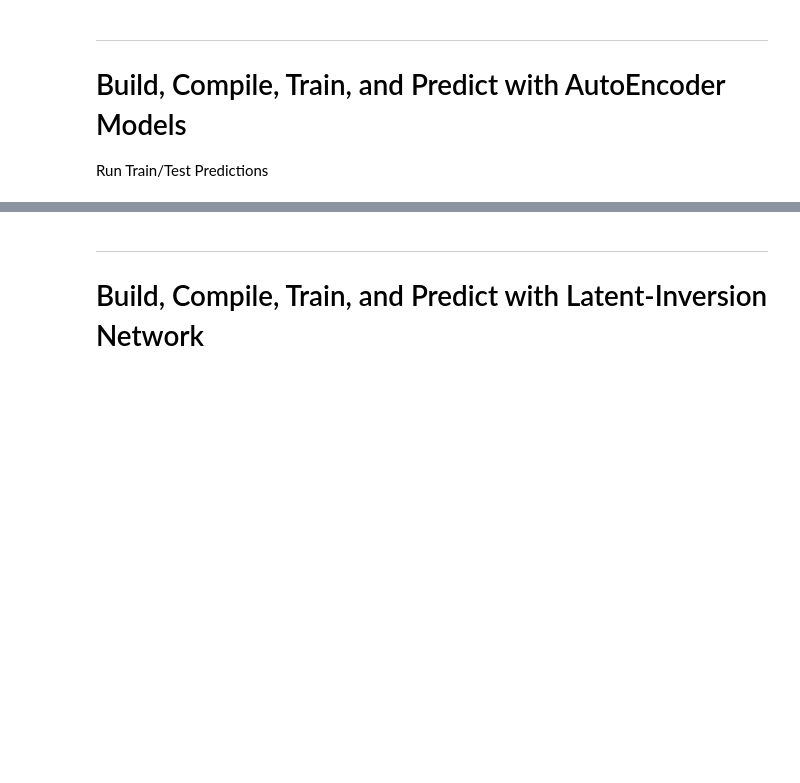
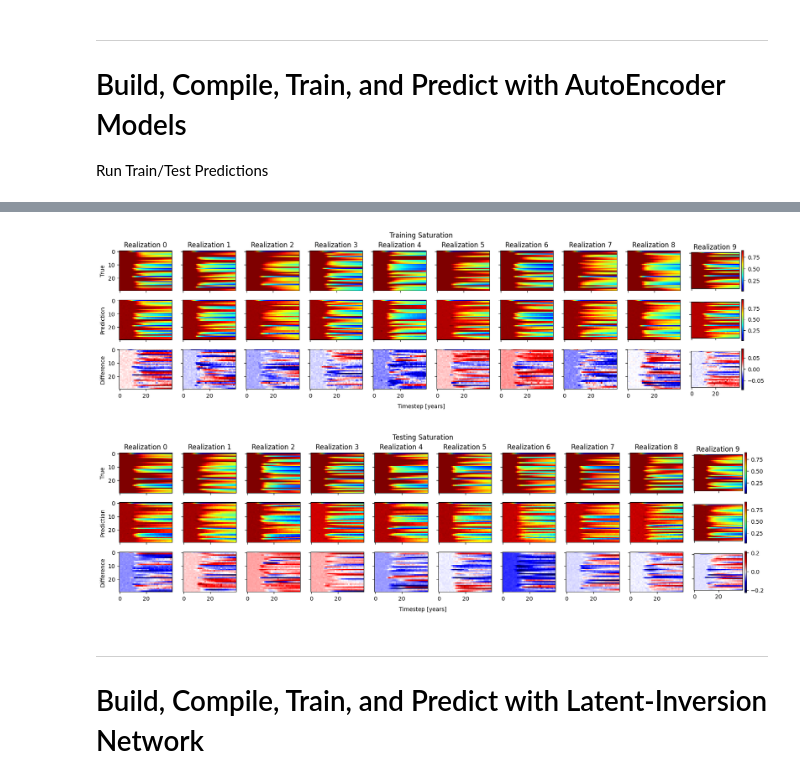
Before and after one commit to misaelmmorales/Latent-Geo-Modeling, a Jupyter notebook: Latent-Geo-Inversion-3D.ipynb, the cells around one changed output, grey strips where cells are left out. Drawn from its saved outputs; the diff is of its cells as text; code cells hidden in the pictures; blank space fills up the shorter version.

```diff
--- a/Latent-Geo-Inversion-3D.ipynb
+++ b/Latent-Geo-Inversion-3D.ipynb
@@ -86,4 +105,5 @@ plot_static_results(y_test, y_test_pred, multiplier=10, channel_select=0, cmaps=
 # %%
 X_train_pred, X_test_pred = make_ae_prediction(X_train, X_test, dynamic_ae)
-plot_dynamic_results(X_train, X_train_pred, multiplier=10, channel_select=1)
-plot_dynamic_results(X_test, X_test_pred, multiplier=10, channel_select=1)
+plot_dynamic_results(X_train, X_train_pred, channel_select=1, suptitle='Training')
+plot_dynamic_results(X_test, X_test_pred, channel_select=1, suptitle='Testing')
+# %% [output]
@@ -90,3 +114,5 @@ plot_dynamic_results(X_test, X_test_pred, multiplier=10, channel_select=1)
+[figure, added]
+[figure, added]
 # %% [markdown]
 ***
 # Build, Compile, Train, and Predict with Latent-Inversion Network
```
Also changed, not shown: parts of 5 cells of this notebook, 1 other file.
